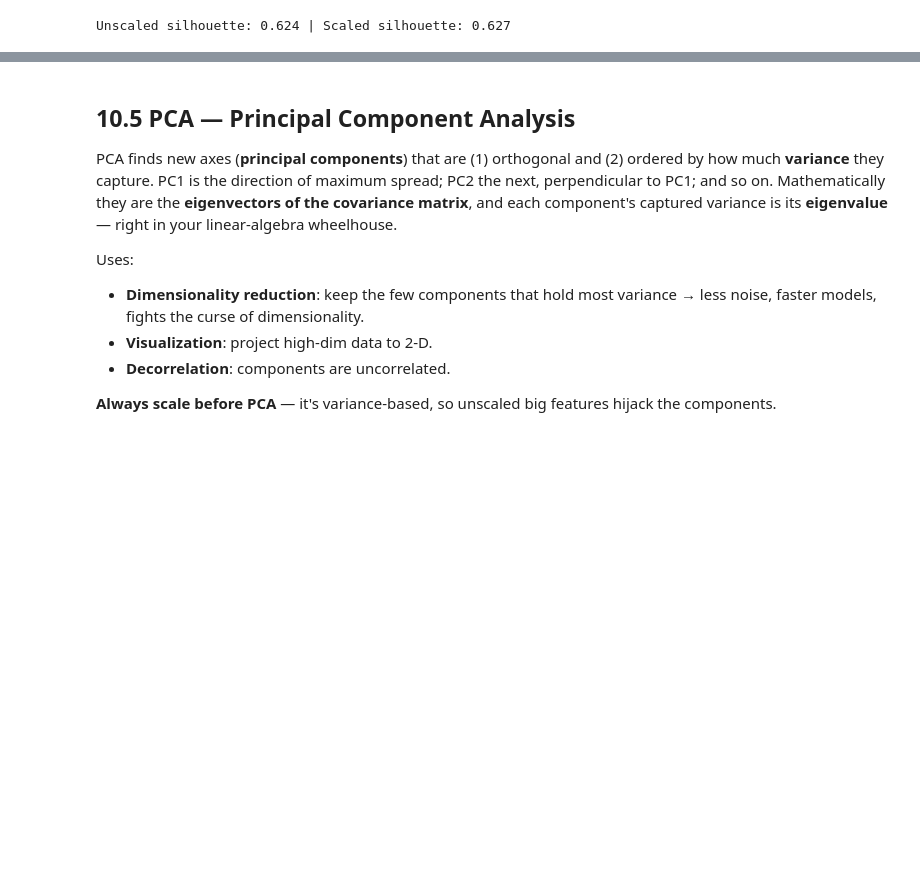
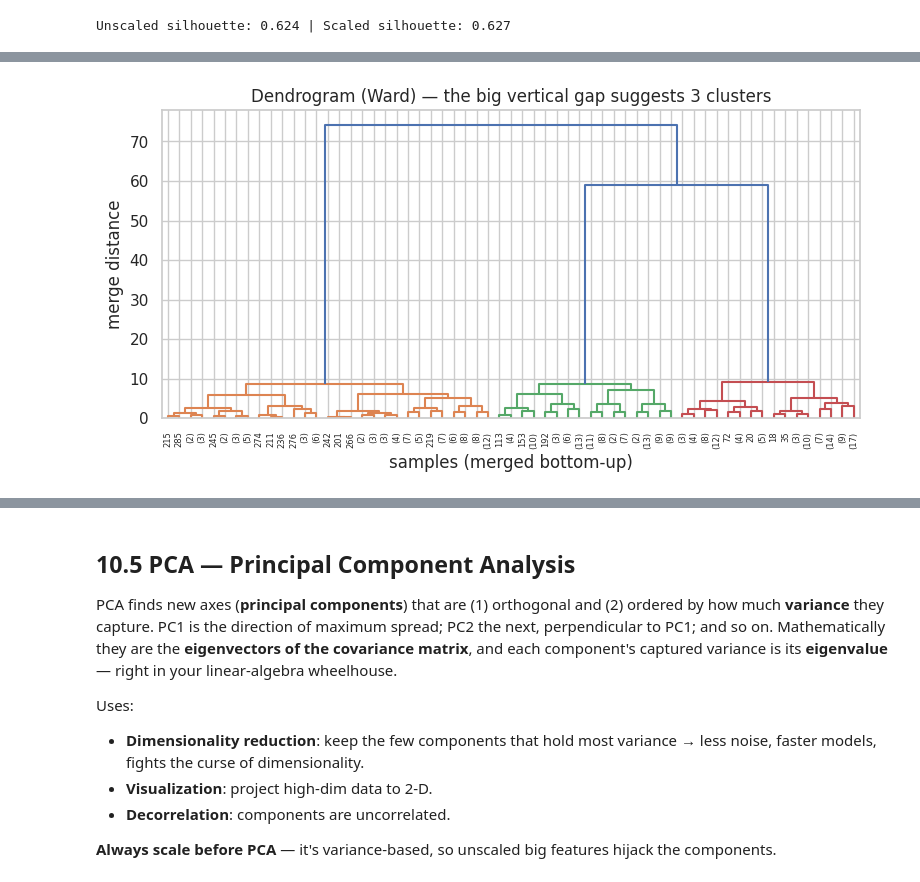
Before and after one commit to Kaks753/DS_bridging, a Jupyter notebook: notebooks/10_clustering_pca.ipynb, the cells around one changed output, grey strips where cells are left out. Saved outputs shown, nothing was run; the diff lists cells and outputs as text; code cells hidden in the pictures; blank space fills up the shorter version.

```diff
--- a/notebooks/10_clustering_pca.ipynb
+++ b/notebooks/10_clustering_pca.ipynb
@@ -157,0 +179,12 @@ Unscaled silhouette: 0.624 | Scaled silhouette: 0.627
+# %%
+from scipy.cluster.hierarchy import dendrogram, linkage
+
+# Build the linkage matrix (Ward) and draw the dendrogram.
+Z = linkage(X, method="ward")
+plt.figure(figsize=(9, 4))
+dendrogram(Z, truncate_mode="level", p=5, color_threshold=0.7*max(Z[:,2]))
+plt.title("Dendrogram (Ward) — the big vertical gap suggests 3 clusters")
+plt.xlabel("samples (merged bottom-up)"); plt.ylabel("merge distance")
+plt.show()
+# %% [output]
+[figure, added]
```
Also changed, not shown: parts of 14 cells of this notebook, 10 other files.
